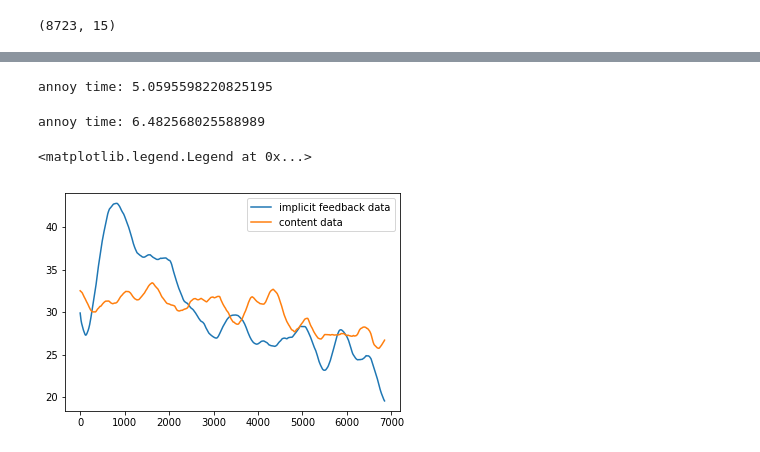
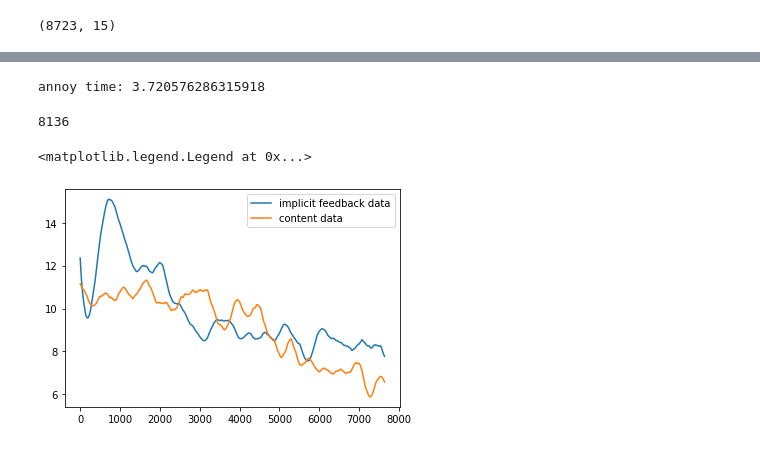
Before and after one commit to ae1999/Yekranet-Recommender-system-offline-evaluation, a Jupyter notebook: chetor pop bias.ipynb, the cells around one changed output, grey strips where cells are left out. Saved outputs shown, nothing was run; the diff lists cells and outputs as text; code cells hidden in the pictures.

```diff
--- a/chetor pop bias.ipynb
+++ b/chetor pop bias.ipynb
@@ -280,0 +328,10 @@ for i, j in site_trend.items():
+# %%
+ind, dis, d = get_annoy_results(item_vectors, number_of_neighbours = 11)
+ind2 = []
+for i in ind:
+    ind2.append(i[1:])
+ind2 = np.array(list((np.array(ind2)).flatten()))
+res = []
+for i in item:
+    res.append(np.equal(ind2, i).sum())
+len(res)
@@ -281,16 +346,11 @@ for i, j in site_trend.items():
 # %%
-annoy_indices_c, annoy_distances_c, duration_c = get_annoy_results_c(item_content_map, AI = 300)
-annoy_indices_c2 = []
-# for i in annoy_indices_c:
-#     annoy_indices_c2.append(i[1:])
-# annoy_indices_c = annoy_indices_c2
+annoy_indices_c, annoy_distances_c, duration_c = get_annoy_results_c(item_content_map, number_of_neighbours = 11, AI = 300)
+ind3 = []
+for i in annoy_indices_c:
+    ind3.append(i[1:])
+ind3 = np.array(list((np.array(ind3)).flatten()))
+res2 = []
+for i in item:
+    res2.append(np.equal(ind3, i).sum())
 # %% [output]
-annoy time: 5.0595598220825195
+annoy time: 3.720576286315918
-# %%
-annoy_indices, annoy_distances, duration = get_annoy_results_c(item_imp_map, AI = 20)
-annoy_indices2 = []
-# for i in annoy_indices:
-#     annoy_indices2.append(i[1:])
-# annoy_indices = annoy_indices2
-# %% [output]
-annoy time: 6.482568025588989
@@ -305,21 +357,11 @@ def sss(ind2, item):
-# %%
-def a(s):
-    r = []
-    for i in range(len(s)-200):
-        r.append(np.array(s[i:i+200]).mean())
-    return r
-def b(s):
-    r = []
-    for i in range(len(s)-500):
-        r.append(np.array(s[i:i+500]).mean())
-    return r
-# %%
-res1 = sss(annoy_indices, item)
-res2 = sss(annoy_indices_c, item)
+# %%
+len(res2)
+# %% [output]
+8136
 # %%
-plt.plot(a(a(res1)), label = 'implicit feedback data')
+plt.plot(a(a(res)), label = 'implicit feedback data')
 plt.plot(a(a(res2)), label = 'content data')
 plt.legend()
 # %% [output]
 <matplotlib.legend.Legend at 0x...>
-[figure, old version]
+[figure, new version]
```
Also changed, not shown: parts of 37 cells of this notebook, 1 other file.
